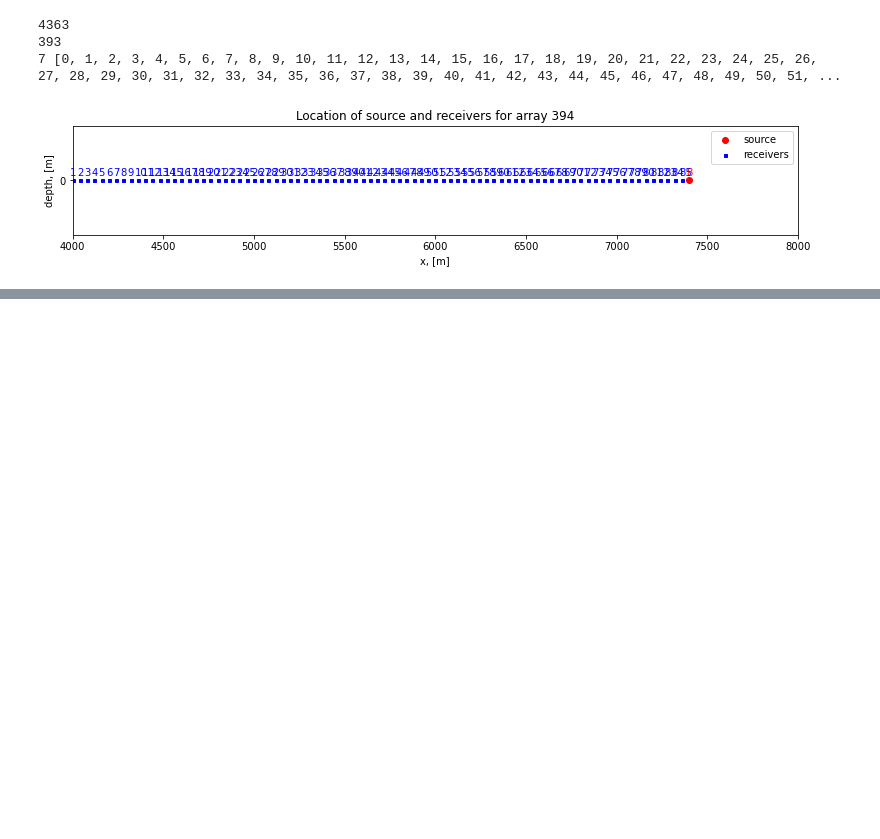
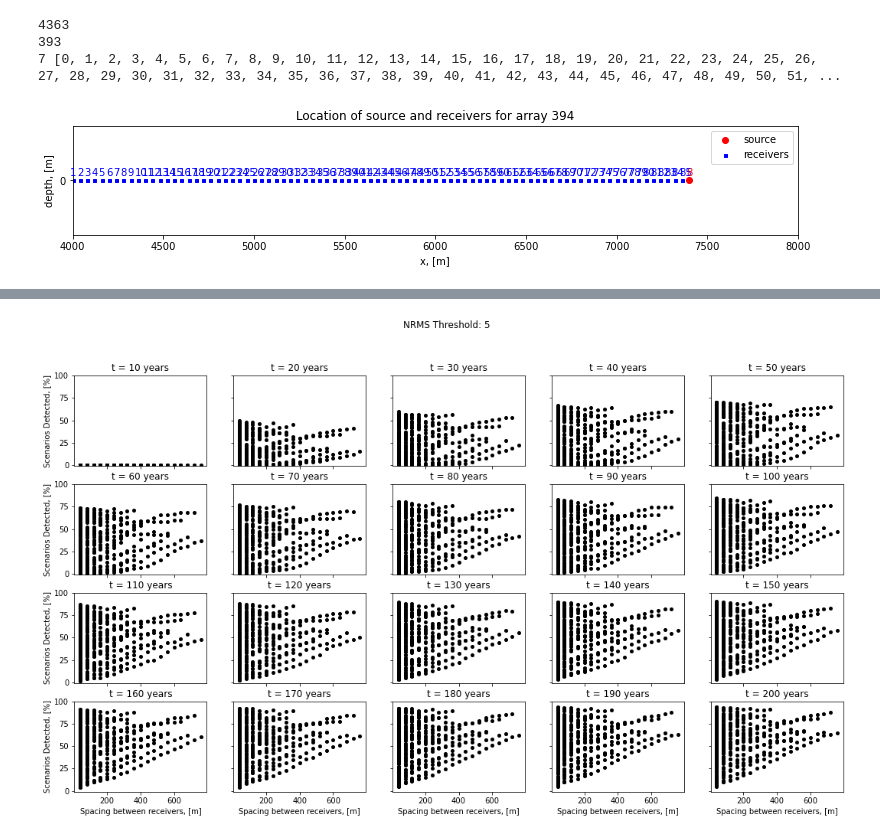
Before and after one commit to ShaparakSalek/RAMP, a Jupyter notebook: examples/notebooks/demos/demo_notebook_use_case1.ipynb, the cells around one changed output, grey strips where cells are left out. Drawn from its saved outputs; the diff is of its cells as text; code cells hidden in the pictures; blank space fills up the shorter version.

```diff
--- a/examples/notebooks/demos/demo_notebook_use_case1.ipynb
+++ b/examples/notebooks/demos/demo_notebook_use_case1.ipynb
@@ -616,0 +693,21 @@ HBox(children=(IntSlider(value=5, continuous_update=False, description='NRMS thr
+# %%
+# Define plotting function for arrays performance with respect to probability of detection
+# y-axis - probability of detection; x-axis - spacing between receivers
+def plot_spacing_receivers(nrms_threshold):
+    fig, axs = plt.subplots(nrows=4, ncols=5, figsize=(18, 10),
+                            sharex=True, sharey=True)
+    for tind, tp in enumerate(time_points):
+        row = tind//5
+        col = tind%5
+        axs[row, col].plot(40*arrays_spacing, arrays_detected_prob[nrms_threshold][:, tind], 'ok', markersize=4)
+        axs[row, col].set_title('t = {} years'.format(tp))
+        for row in range(4):
+            axs[row, 0].set_ylabel('Scenarios Detected, [%]')
+            axs[row, 0].set_ylim(-1, 100);
+        for col in range(5):
+            axs[3, col].set_xlabel('Spacing between receivers, [m]')
+    fig.suptitle('NRMS Threshold: {}'.format(nrms_threshold))
+# %%
+plot_spacing_receivers(5)
+# %% [output]
+[figure, added]
```
Also changed, not shown: parts of 26 cells of this notebook.
